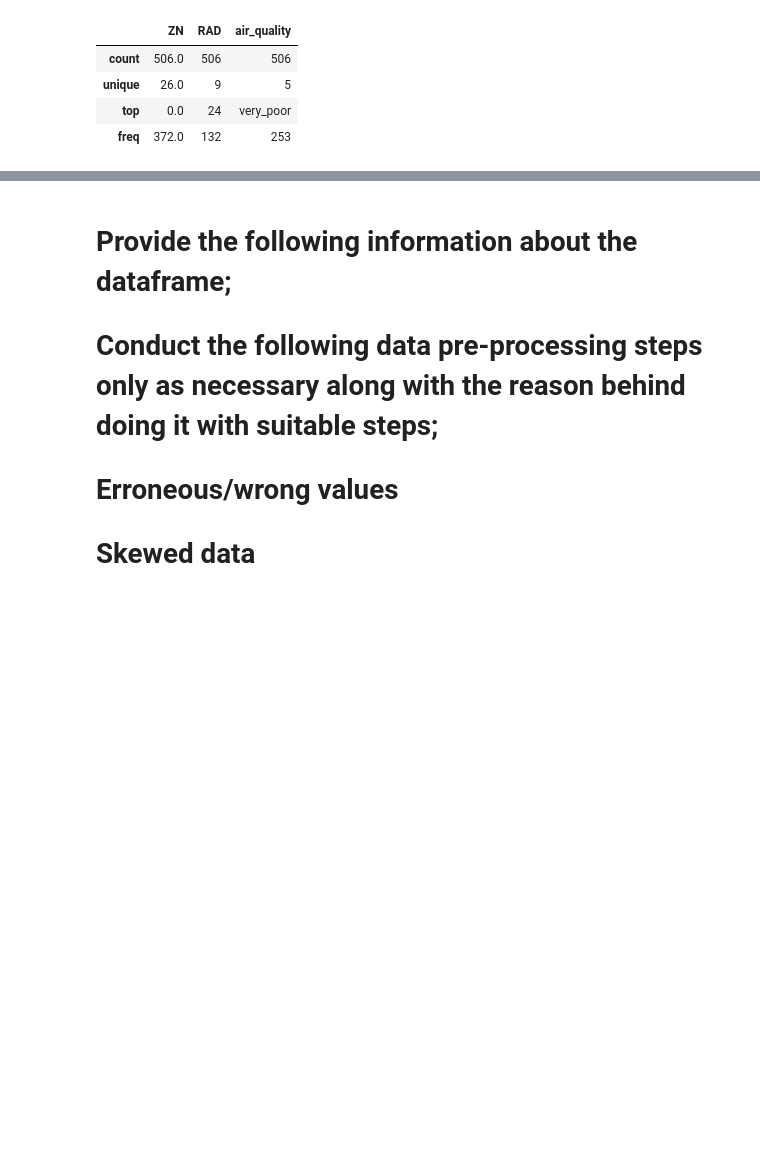
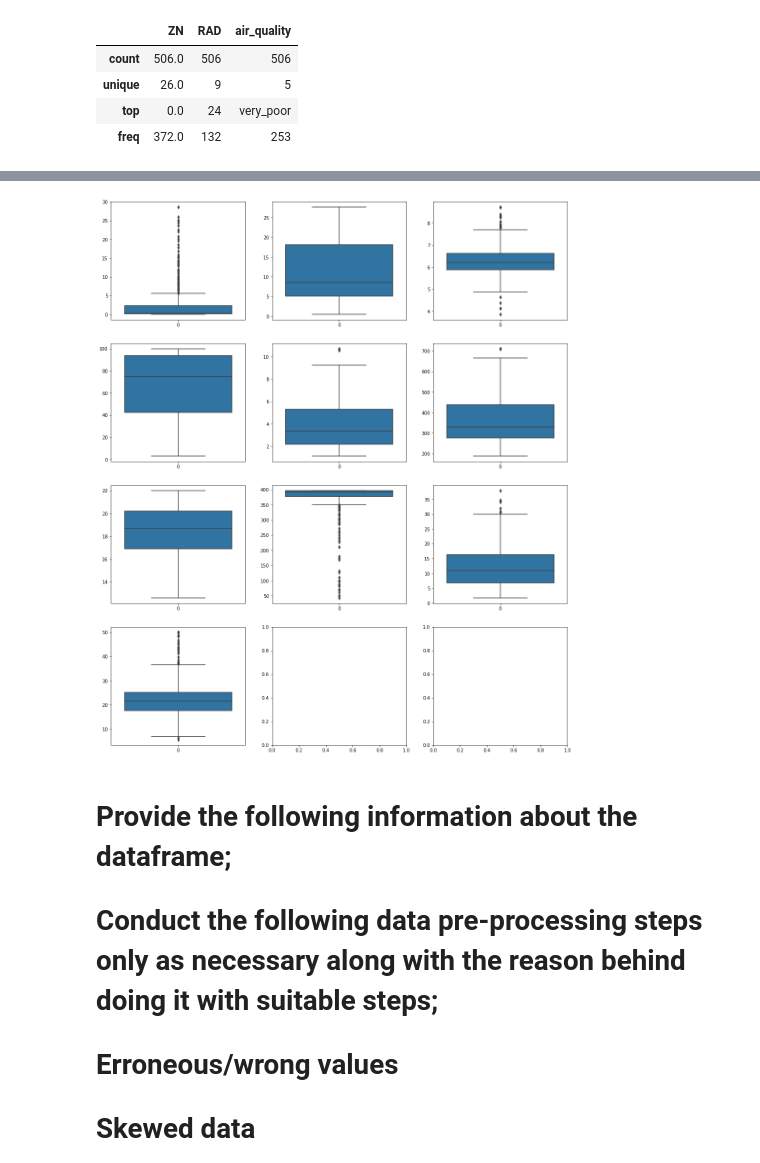
Before and after one commit to goswamimohit/Housing-, a Jupyter notebook: housing-eda.ipynb, the cells around one changed output, grey strips where cells are left out. Saved outputs shown, nothing was run; the diff lists cells and outputs as text; code cells hidden in the pictures; blank space fills up the shorter version.

```diff
--- a/housing-eda.ipynb
+++ b/housing-eda.ipynb
@@ -232,0 +414,6 @@ housing.describe(include='category')
+# %%
+_,ax=plt.subplots(4,3,figsize=(18,22))
+for i in range (len(numericals)):
+    sns.boxplot(data=housing2[numericals[i]],ax=ax[i//3][i%3])
+# %% [output]
+[figure, added]
```
Also changed, not shown: parts of 21 cells of this notebook.
